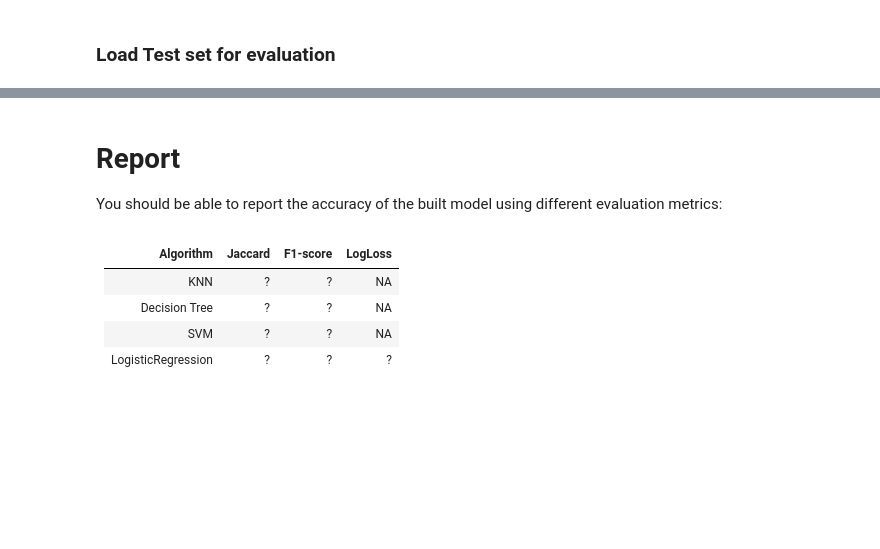
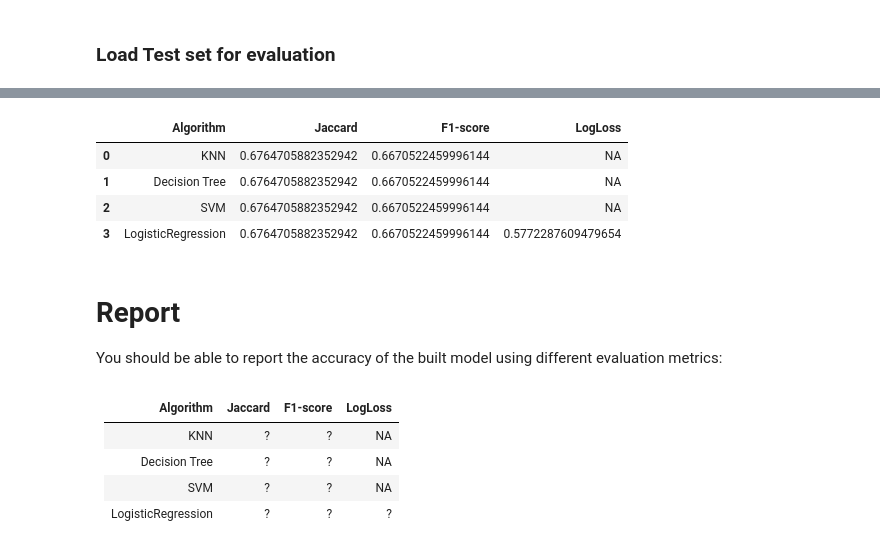
Before and after one commit to steezkelly/coursera-capstone-project, a Jupyter notebook: ML Coursera Capstone Project .ipynb, the cells around one changed output, grey strips where cells are left out. Saved outputs shown, nothing was run; the diff lists cells and outputs as text; code cells hidden in the pictures; blank space fills up the shorter version.

```diff
--- a/ML Coursera Capstone Project .ipynb
+++ b/ML Coursera Capstone Project .ipynb
@@ -526,3 +558,18 @@ test_df.head()
+# %%
+accuracy = {'Algorithm':['KNN','Decision Tree', 'SVM', 'LogisticRegression'],
+                         'Jaccard':['0.6764705882352942','0.6764705882352942','0.6764705882352942','0.6764705882352942'],
+                         'F1-score':['0.6670522459996144','0.6670522459996144','0.6670522459996144','0.6670522459996144'],
+                         'LogLoss':['NA','NA','NA','0.5772287609479654']}
+# %%
+loans = DataFrame(accuracy)
+# %%
+loans
+# %% [output]
+|  | Algorithm | Jaccard | F1-score | LogLoss |
+| 0 | KNN | 0.6764705882352942 | 0.6670522459996144 | NA |
+| 1 | Decision Tree | 0.6764705882352942 | 0.6670522459996144 | NA |
+| 2 | SVM | 0.6764705882352942 | 0.6670522459996144 | NA |
+| 3 | LogisticRegression | 0.6764705882352942 | 0.6670522459996144 | 0.5772287609479654 |
 # %% [markdown]
 # Report
 
```
Also changed, not shown: parts of 16 cells of this notebook.
